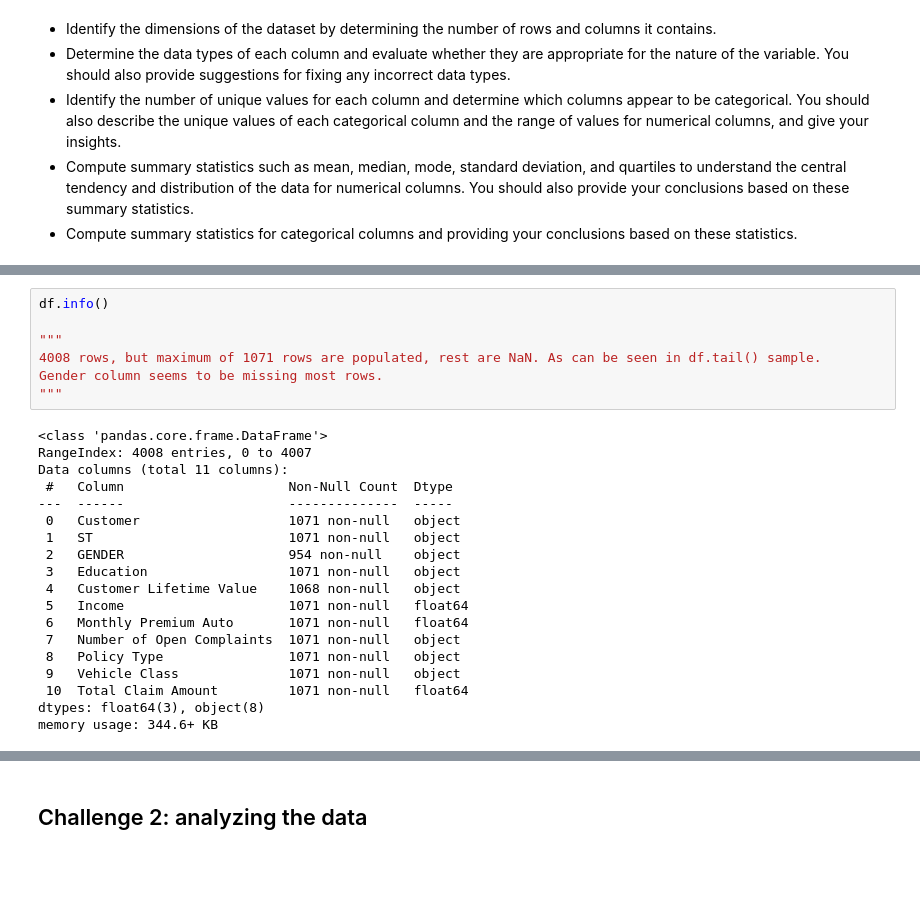
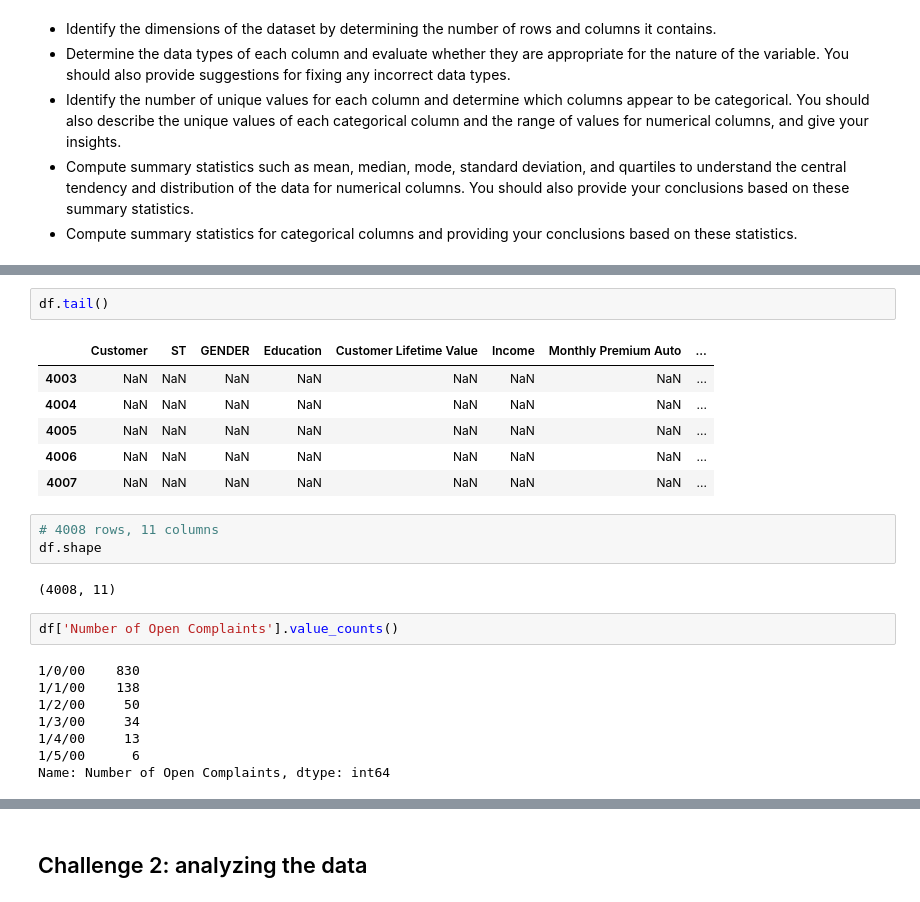
Before and after one commit to henrysoysa/lab-dw-pandas, a Jupyter notebook: lab-dw-pandas.ipynb, the cells around one changed output, grey strips where cells are left out. Drawn from its saved outputs; the diff is of its cells as text; blank space fills up the shorter version.

```diff
--- a/lab-dw-pandas.ipynb
+++ b/lab-dw-pandas.ipynb
@@ -75,26 +59,24 @@ df.shape
-# %%
-df.info()
-
-"""
-4008 rows, but maximum of 1071 rows are populated, rest are NaN. As can be seen in df.tail() sample.
-Gender column seems to be missing most rows.
-"""
-# %% [output]
-<class 'pandas.core.frame.DataFrame'>
-RangeIndex: 4008 entries, 0 to 4007
-Data columns (total 11 columns):
- #   Column                     Non-Null Count  Dtype
----  ------                     --------------  -----
- 0   Customer                   1071 non-null   object
- 1   ST                         1071 non-null   object
- 2   GENDER                     954 non-null    object
- 3   Education                  1071 non-null   object
- 4   Customer Lifetime Value    1068 non-null   object
- 5   Income                     1071 non-null   float64
- 6   Monthly Premium Auto       1071 non-null   float64
- 7   Number of Open Complaints  1071 non-null   object
- 8   Policy Type                1071 non-null   object
- 9   Vehicle Class              1071 non-null   object
- 10  Total Claim Amount         1071 non-null   float64
-dtypes: float64(3), object(8)
-memory usage: 344.6+ KB
+# %%
+df.tail()
+# %% [output]
+|  | Customer | ST | GENDER | Education | Customer Lifetime Value | Income | Monthly Premium Auto | ... |
+| 4003 | NaN | NaN | NaN | NaN | NaN | NaN | NaN | ... |
+| 4004 | NaN | NaN | NaN | NaN | NaN | NaN | NaN | ... |
+| 4005 | NaN | NaN | NaN | NaN | NaN | NaN | NaN | ... |
+| 4006 | NaN | NaN | NaN | NaN | NaN | NaN | NaN | ... |
+| 4007 | NaN | NaN | NaN | NaN | NaN | NaN | NaN | ... |
+# %%
+# 4008 rows, 11 columns
+df.shape
+# %% [output]
+(4008, 11)
+# %%
+df['Number of Open Complaints'].value_counts()
+# %% [output]
+1/0/00    830
+1/1/00    138
+1/2/00     50
+1/3/00     34
+1/4/00     13
+1/5/00      6
+Name: Number of Open Complaints, dtype: int64
```
Also changed, not shown: parts of 37 cells of this notebook.
